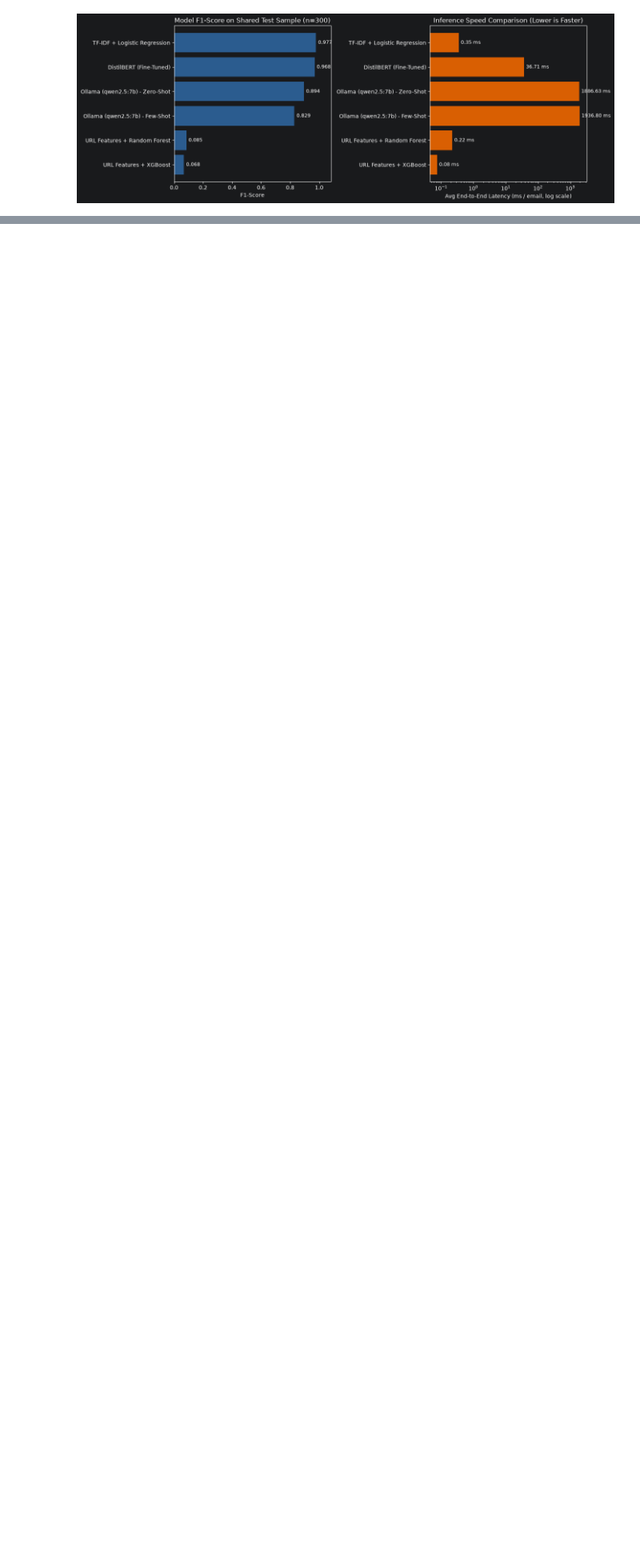
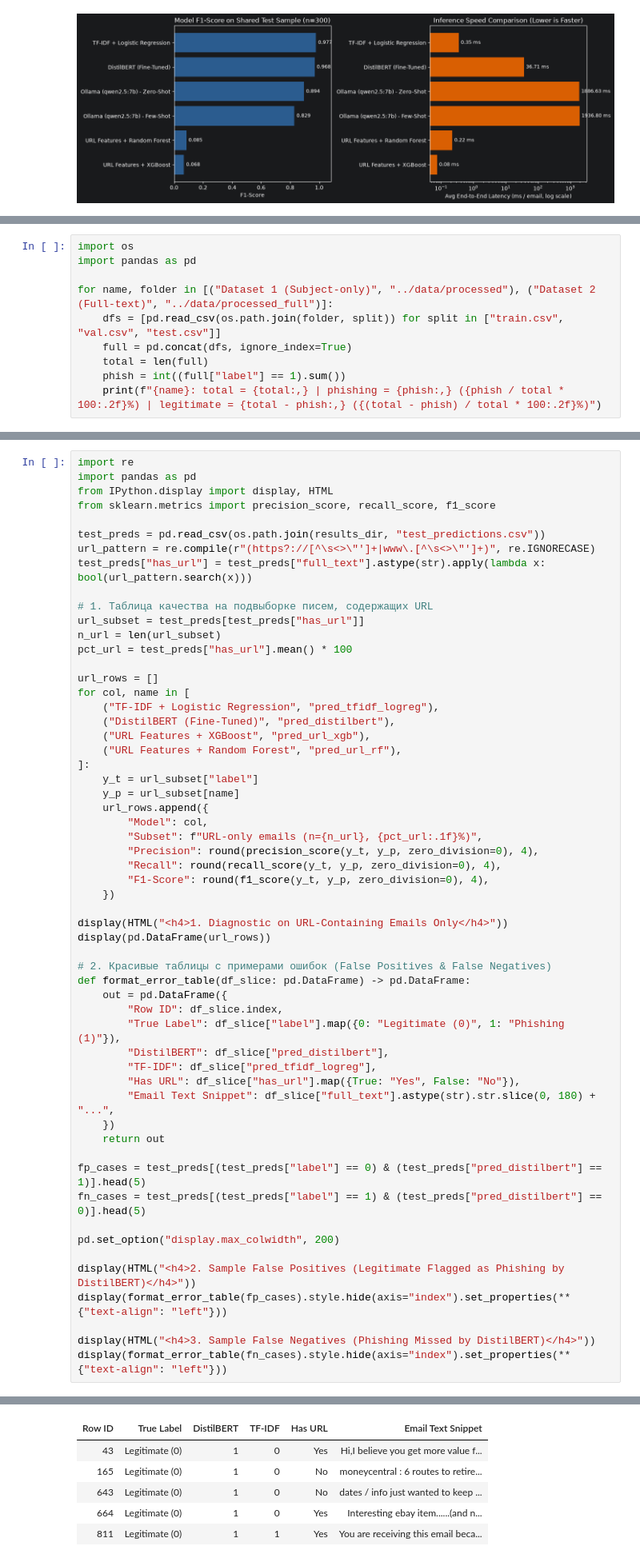
Before and after one commit to Yeromenk/diplom, a Jupyter notebook: notebooks/03_full_dataset_benchmark.ipynb, the cells around one changed output, grey strips where cells are left out. Shown at 80% size. Drawn from its saved outputs; the diff is of its cells as text; blank space fills up the shorter version.

```diff
--- a/notebooks/03_full_dataset_benchmark.ipynb
+++ b/notebooks/03_full_dataset_benchmark.ipynb
@@ -90,3 +90,13 @@ plt.show()
 * **Textual Models (`TF-IDF + LogReg` vs. `DistilBERT`):** Both models achieve strong performance on the full test set (`F1 = 0.9763` and `0.9698`, respectively). Notably, `TF-IDF + Logistic Regression` slightly outperforms `DistilBERT` while being >100x faster on CPU (`0.33 ms` vs `41.4 ms` per email in batch mode) and requiring only `0.89 MB` of storage compared to `256.1 MB`.
 * **URL-Only Models (`Random Forest` / `XGBoost`):** Although precision on flagged emails is relatively high (`0.75–0.80`), overall recall remains low (`~0.055`, `F1 ≈ 0.10–0.11`). This happens because ~77% of emails in the corpus contain no explicit `http/www` URLs, forcing URL-only classifiers to default to the majority legitimate class (~62.7% baseline accuracy).
 * **Next Steps:** Complete the cross-dataset generalization experiment (evaluating models trained on full bodies against the subject-only dataset and vice versa), tighten leakage grouping to exact tokenized inputs, and perform qualitative Error Analysis on misclassified emails.
+# %%
+import os
+import pandas as pd
+
+for name, folder in [("Dataset 1 (Subject-only)", "../data/processed"), ("Dataset 2 (Full-text)", "../data/processed_full")]:
+    dfs = [pd.read_csv(os.path.join(folder, split)) for split in ["train.csv", "val.csv", "test.csv"]]
+    full = pd.concat(dfs, ignore_index=True)
+    total = len(full)
+    phish = int((full["label"] == 1).sum())
+    print(f"{name}: total = {total:,} | phishing = {phish:,} ({phish / total * 100:.2f}%) | legitimate = {total - phish:,} ({(total - phish) / total * 100:.2f}%)")
@@ -92,0 +143,58 @@ plt.show()
+# %%
+import re
+import pandas as pd
+from IPython.display import display, HTML
+from sklearn.metrics import precision_score, recall_score, f1_score
+
+test_preds = pd.read_csv(os.path.join(results_dir, "test_predictions.csv"))
+url_pattern = re.compile(r"(https?://[^\s<>\"']+|www\.[^\s<>\"']+)", re.IGNORECASE)
+test_preds["has_url"] = test_preds["full_text"].astype(str).apply(lambda x: bool(url_pattern.search(x)))
+
+# 1. Таблица качества на подвыборке писем, содержащих URL
+url_subset = test_preds[test_preds["has_url"]]
+n_url = len(url_subset)
+pct_url = test_preds["has_url"].mean() * 100
+
+url_rows = []
+for col, name in [
+    ("TF-IDF + Logistic Regression", "pred_tfidf_logreg"),
+    ("DistilBERT (Fine-Tuned)", "pred_distilbert"),
+    ("URL Features + XGBoost", "pred_url_xgb"),
+    ("URL Features + Random Forest", "pred_url_rf"),
+]:
+    y_t = url_subset["label"]
+    y_p = url_subset[name]
+    url_rows.append({
+        "Model": col,
+        "Subset": f"URL-only emails (n={n_url}, {pct_url:.1f}%)",
+        "Precision": round(precision_score(y_t, y_p, zero_division=0), 4),
+        "Recall": round(recall_score(y_t, y_p, zero_division=0), 4),
+        "F1-Score": round(f1_score(y_t, y_p, zero_division=0), 4),
+    })
+
+display(HTML("<h4>1. Diagnostic on URL-Containing Emails Only</h4>"))
+display(pd.DataFrame(url_rows))
+
+# 2. Красивые таблицы с примерами ошибок (False Positives & False Negatives)
+def format_error_table(df_slice: pd.DataFrame) -> pd.DataFrame:
+    out = pd.DataFrame({
+        "Row ID": df_slice.index,
+        "True Label": df_slice["label"].map({0: "Legitimate (0)", 1: "Phishing (1)"}),
+        "DistilBERT": df_slice["pred_distilbert"],
+        "TF-IDF": df_slice["pred_tfidf_logreg"],
+        "Has URL": df_slice["has_url"].map({True: "Yes", False: "No"}),
+        "Email Text Snippet": df_slice["full_text"].astype(str).str.slice(0, 180) + "...",
+    })
+    return out
+
+fp_cases = test_preds[(test_preds["label"] == 0) & (test_preds["pred_distilbert"] == 1)].head(5)
+fn_cases = test_preds[(test_preds["label"] == 1) & (test_preds["pred_distilbert"] == 0)].head(5)
+
+pd.set_option("display.max_colwidth", 200)
+
+display(HTML("<h4>2. Sample False Positives (Legitimate Flagged as Phishing by DistilBERT)</h4>"))
+display(format_error_table(fp_cases).style.hide(axis="index").set_properties(**{"text-align": "left"}))
+
+display(HTML("<h4>3. Sample False Negatives (Phishing Missed by DistilBERT)</h4>"))
+display(format_error_table(fn_cases).style.hide(axis="index").set_properties(**{"text-align": "left"}))
+# %% [output]
@@ -92,0 +208,6 @@ plt.show()
+| Row ID | True Label | DistilBERT | TF-IDF | Has URL | Email Text Snippet |
+| 43 | Legitimate (0) | 1 | 0 | Yes | Hi,I believe you get more value f... |
+| 165 | Legitimate (0) | 1 | 0 | No | moneycentral : 6 routes to retire... |
+| 643 | Legitimate (0) | 1 | 0 | No | dates / info just wanted to keep ... |
+| 664 | Legitimate (0) | 1 | 0 | Yes | Interesting ebay item......(and n... |
+| 811 | Legitimate (0) | 1 | 1 | Yes | You are receiving this email beca... |
```
Also changed, not shown: parts of 6 cells of this notebook, 3 other files.
